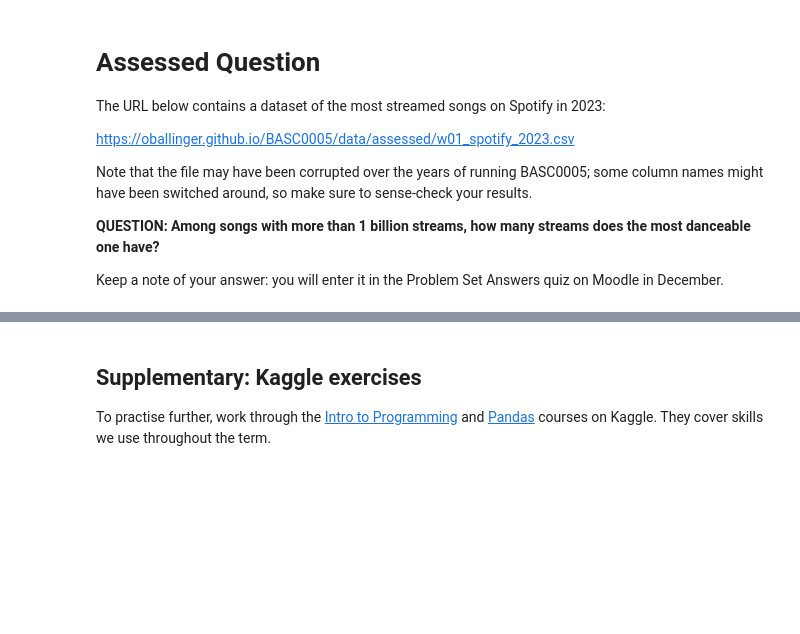
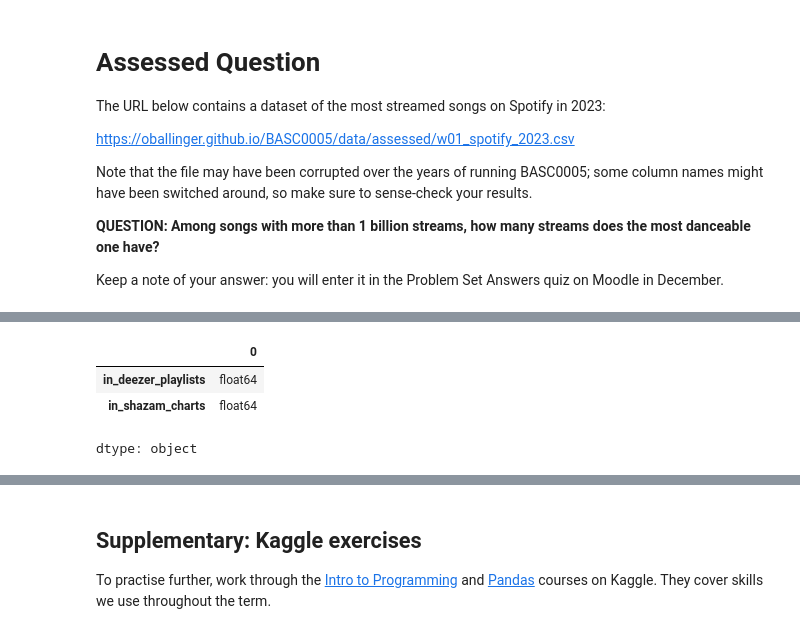
Before and after one commit to aydaugurel-web/QM2, a Jupyter notebook: notebooks/W01. Python Recap.ipynb, the cells around one changed output, grey strips where cells are left out. Cells and saved outputs as stored; diff of their text form; code cells hidden in the pictures; blank space fills up the shorter version.

```diff
--- a/notebooks/W01. Python Recap.ipynb
+++ b/notebooks/W01. Python Recap.ipynb
@@ -250,0 +301,12 @@ Keep a note of your answer: you will enter it in the Problem Set Answers quiz on
+# %%
+#i also want to fix the numbers stored as texts
+#in_deezer_playlists and in_shazam_charts were read as text because of commas
+
+data["in_deezer_playlists"] = data["in_deezer_playlists"].str.replace(",", "").astype(float)
+data["in_shazam_charts"] = data["in_shazam_charts"].str.replace(",", "").astype(float)
+data[["in_deezer_playlists", "in_shazam_charts"]].dtypes
+# %% [output]
+|  | 0 |
+| in_deezer_playlists | float64 |
+| in_shazam_charts | float64 |
+dtype: object
```
Also changed, not shown: parts of 7 cells of this notebook.
